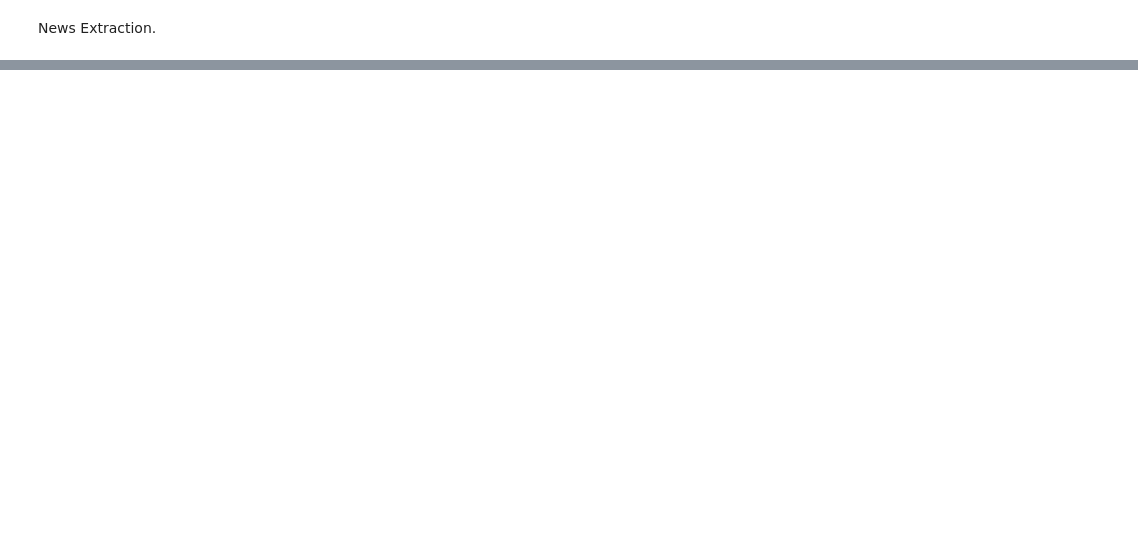
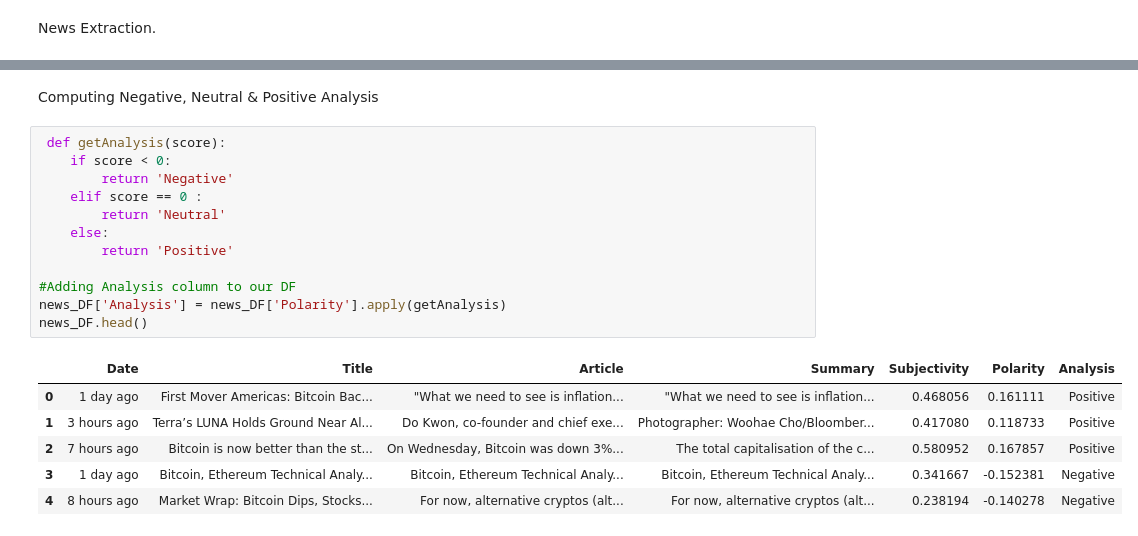
Before and after one commit to HoussamZak/Crypto_Finance_Articles_Sentiment_Analyzer, a Jupyter notebook: Sentiment_Analyzer_Crypto_Finance_News.ipynb, the cells around one changed output, grey strips where cells are left out. Cells and saved outputs as stored; diff of their text form; blank space fills up the shorter version.

```diff
--- a/Sentiment_Analyzer_Crypto_Finance_News.ipynb
+++ b/Sentiment_Analyzer_Crypto_Finance_News.ipynb
@@ -256,0 +240,21 @@ Word Cloud Visualization
+# %% [markdown]
+Computing Negative, Neutral & Positive Analysis
+# %%
+ def getAnalysis(score):
+    if score < 0:
+        return 'Negative'
+    elif score == 0 :
+        return 'Neutral'
+    else:
+        return 'Positive'
+
+#Adding Analysis column to our DF
+news_DF['Analysis'] = news_DF['Polarity'].apply(getAnalysis)
+news_DF.head()
+# %% [output]
+|  | Date | Title | Article | Summary | Subjectivity | Polarity | Analysis |
+| 0 | 1 day ago | First Mover Americas: Bitcoin Bac... | "What we need to see is inflation... | "What we need to see is inflation... | 0.468056 | 0.161111 | Positive |
+| 1 | 3 hours ago | Terra’s LUNA Holds Ground Near Al... | Do Kwon, co-founder and chief exe... | Photographer: Woohae Cho/Bloomber... | 0.417080 | 0.118733 | Positive |
+| 2 | 7 hours ago | Bitcoin is now better than the st... | On Wednesday, Bitcoin was down 3%... | The total capitalisation of the c... | 0.580952 | 0.167857 | Positive |
+| 3 | 1 day ago | Bitcoin, Ethereum Technical Analy... | Bitcoin, Ethereum Technical Analy... | Bitcoin, Ethereum Technical Analy... | 0.341667 | -0.152381 | Negative |
+| 4 | 8 hours ago | Market Wrap: Bitcoin Dips, Stocks... | For now, alternative cryptos (alt... | For now, alternative cryptos (alt... | 0.238194 | -0.140278 | Negative |
```
Also changed, not shown: parts of 22 cells of this notebook, 1 other file.
